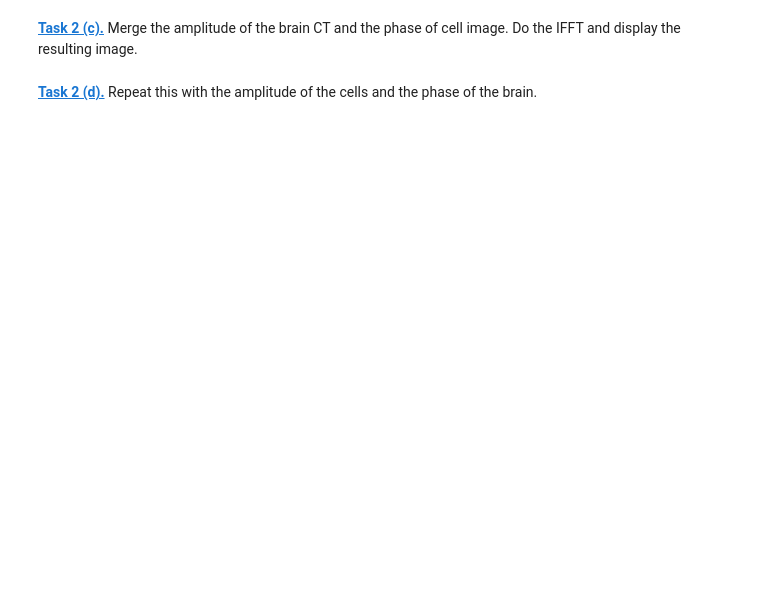
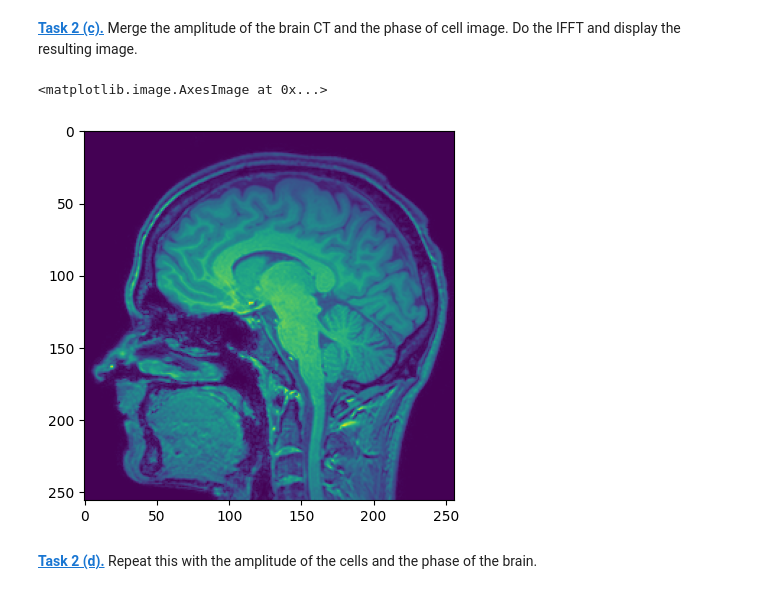
Before and after one commit to PhilippScheulen/philipp-does-fun-hacker-stuff, a Jupyter notebook: fourier.ipynb, the cells around one changed output. Saved outputs shown, nothing was run; the diff lists cells and outputs as text; code cells hidden in the pictures; blank space fills up the shorter version.

```diff
--- a/fourier.ipynb
+++ b/fourier.ipynb
@@ -68,5 +89,14 @@ def to_complex_array(amplitude_array, phase_array):
     return amplitude_array * np.exp(1j * phase_array)
 # %% [markdown]
 **[Task 2 (c).]()** Merge the amplitude of the brain CT and the phase of cell image. Do the IFFT and display the resulting image.
+# %%
+cart = to_complex_array(amplitude_brain, phase_brain)
+
+inverse_brain = np.fft.ifftshift(cart)
+inverse_brainfft = np.fft.ifft2(inverse_brain)
+plt.imshow(inverse_brainfft.real)
+# %% [output]
+<matplotlib.image.AxesImage at 0x...>
+[figure, added]
 # %% [markdown]
 **[Task 2 (d).]()** Repeat this with the amplitude of the cells and the phase of the brain.
```
Also changed, not shown: parts of 10 cells of this notebook, 1 other file.
